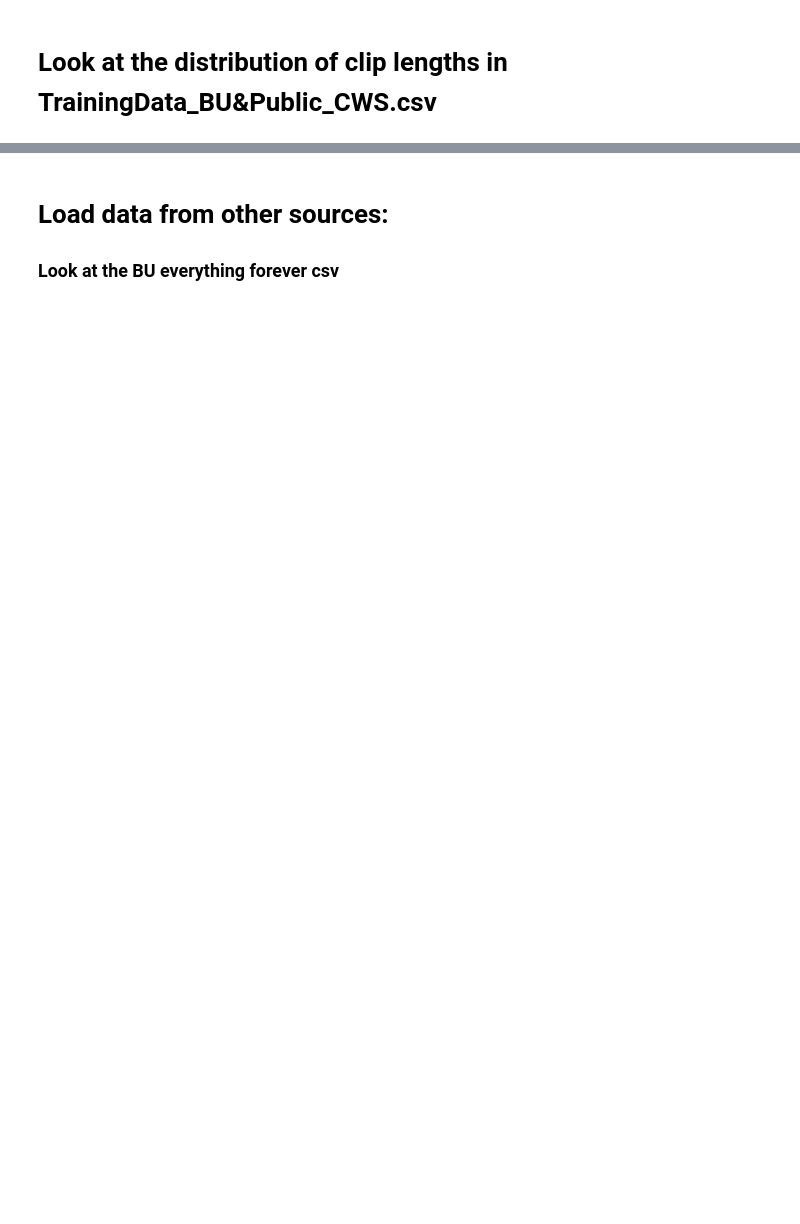
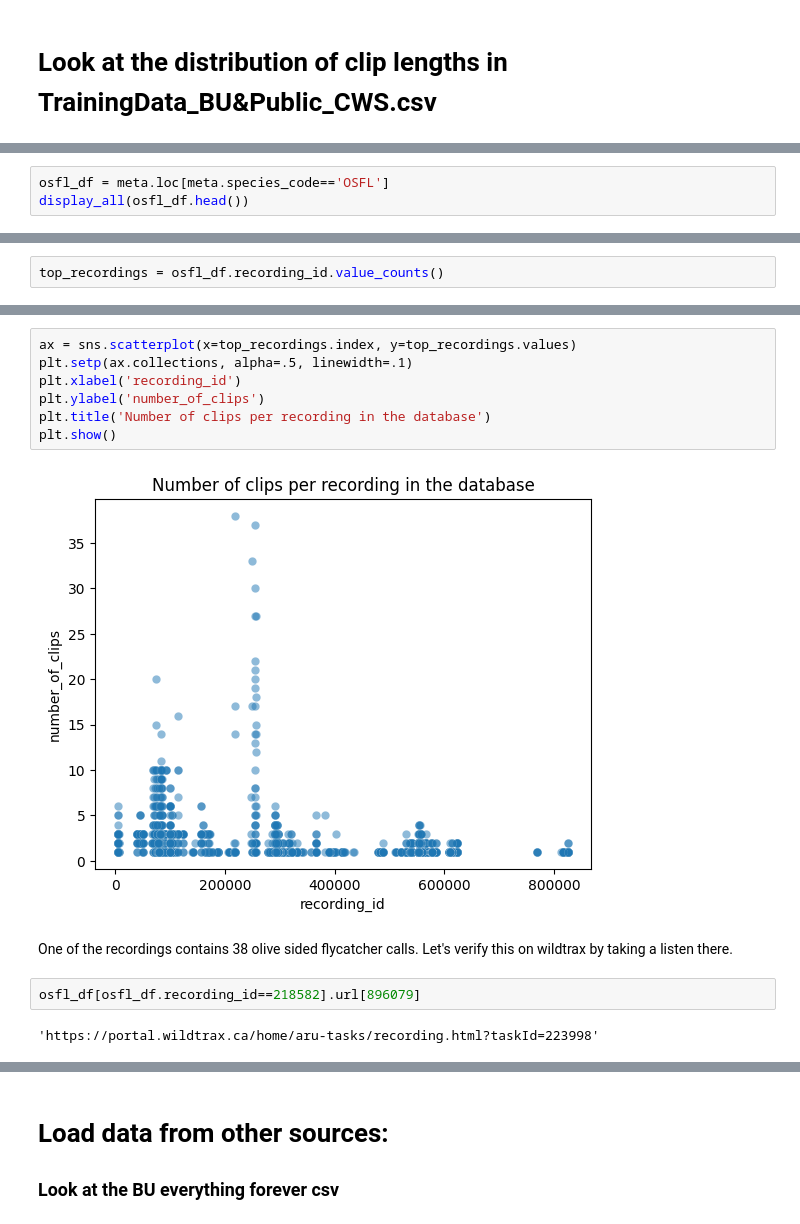
Before and after one commit to Mgallimore88/osfl_cnn_recognizer, a Jupyter notebook: notebooks/exploratory/1.1-mjg-osfl-eda-data-analysis.ipynb, the cells around one changed output, grey strips where cells are left out. Drawn from its saved outputs; the diff is of its cells as text; blank space fills up the shorter version.

```diff
--- a/notebooks/exploratory/1.1-mjg-osfl-eda-data-analysis.ipynb
+++ b/notebooks/exploratory/1.1-mjg-osfl-eda-data-analysis.ipynb
@@ -184,0 +335,3 @@ sns.histplot(data=meta.loc[meta.tag_duration > 40], x='tag_duration', bins=20, l
+# %%
+osfl_df = meta.loc[meta.species_code=='OSFL']
+display_all(osfl_df.head())
@@ -184,0 +389,2 @@ sns.histplot(data=meta.loc[meta.tag_duration > 40], x='tag_duration', bins=20, l
+# %%
+top_recordings = osfl_df.recording_id.value_counts()
@@ -184,0 +409,15 @@ sns.histplot(data=meta.loc[meta.tag_duration > 40], x='tag_duration', bins=20, l
+# %%
+ax = sns.scatterplot(x=top_recordings.index, y=top_recordings.values)
+plt.setp(ax.collections, alpha=.5, linewidth=.1)
+plt.xlabel('recording_id')
+plt.ylabel('number_of_clips')
+plt.title('Number of clips per recording in the database')
+plt.show()
+# %% [output]
+[figure, added]
+# %% [markdown]
+One of the recordings contains 38 olive sided flycatcher calls. Let's verify this on wildtrax by taking a listen there.
+# %%
+osfl_df[osfl_df.recording_id==218582].url[896079]
+# %% [output]
+'https://portal.wildtrax.ca/home/aru-tasks/recording.html?taskId=223998'
```
Also changed, not shown: parts of 68 cells of this notebook, 4 other files.
